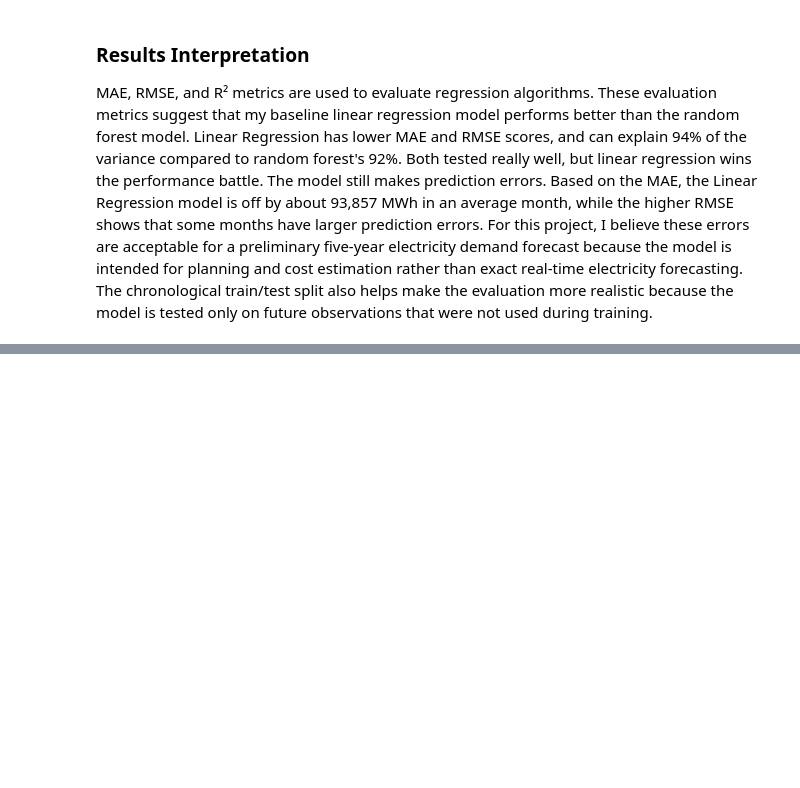
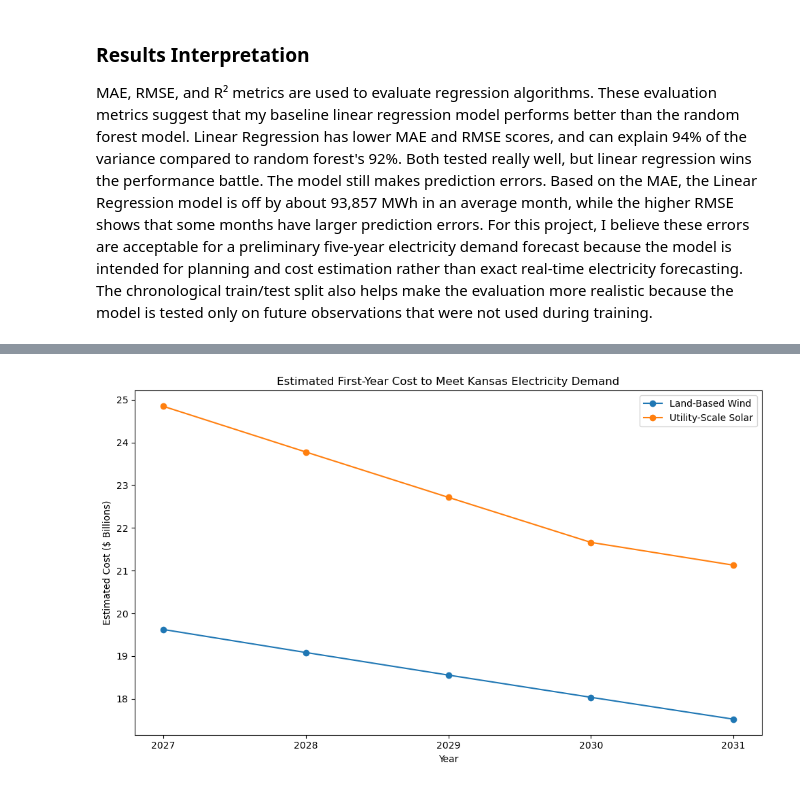
Before and after one commit to CCCKBrant/Kansas-Clean-Energy-Cost-Forecast, a Jupyter notebook: notebooks/01_data_exploration.ipynb, the cells around one changed output, grey strips where cells are left out. Saved outputs shown, nothing was run; the diff lists cells and outputs as text; code cells hidden in the pictures; blank space fills up the shorter version.

```diff
--- a/notebooks/01_data_exploration.ipynb
+++ b/notebooks/01_data_exploration.ipynb
@@ -1254,0 +1831,50 @@ The model still makes prediction errors. Based on the MAE, the Linear Regression
+# %%
+# Visualization #3: Wind vs. Solar Estimated First-Year Cost
+cost_plot = refined_cost_model[
+    [
+        "Year",
+        "technology",
+        "First_Year_Cost"
+    ]
+].copy()
+
+wind_cost = cost_plot[
+    cost_plot["technology"] == "LandbasedWind"
+]
+
+solar_cost = cost_plot[
+    cost_plot["technology"] == "UtilityPV"
+]
+
+plt.figure(figsize=(10, 6))
+
+plt.plot(
+    wind_cost["Year"],
+    wind_cost["First_Year_Cost"] / 1e9,
+    marker="o",
+    label="Land-Based Wind"
+)
+
+plt.plot(
+    solar_cost["Year"],
+    solar_cost["First_Year_Cost"] / 1e9,
+    marker="o",
+    label="Utility-Scale Solar"
+)
+
+plt.title("Estimated First-Year Cost to Meet Kansas Electricity Demand")
+plt.xlabel("Year")
+plt.ylabel("Estimated Cost ($ Billions)")
+plt.legend()
+plt.xticks(wind_cost["Year"])
+plt.tight_layout()
+
+plt.savefig(
+    "../images/wind_vs_solar_cost.png",
+    dpi=300,
+    bbox_inches="tight"
+)
+
+plt.show()
+# %% [output]
+[figure, added]
```
Also changed, not shown: parts of 30 cells of this notebook, 5 other files.
